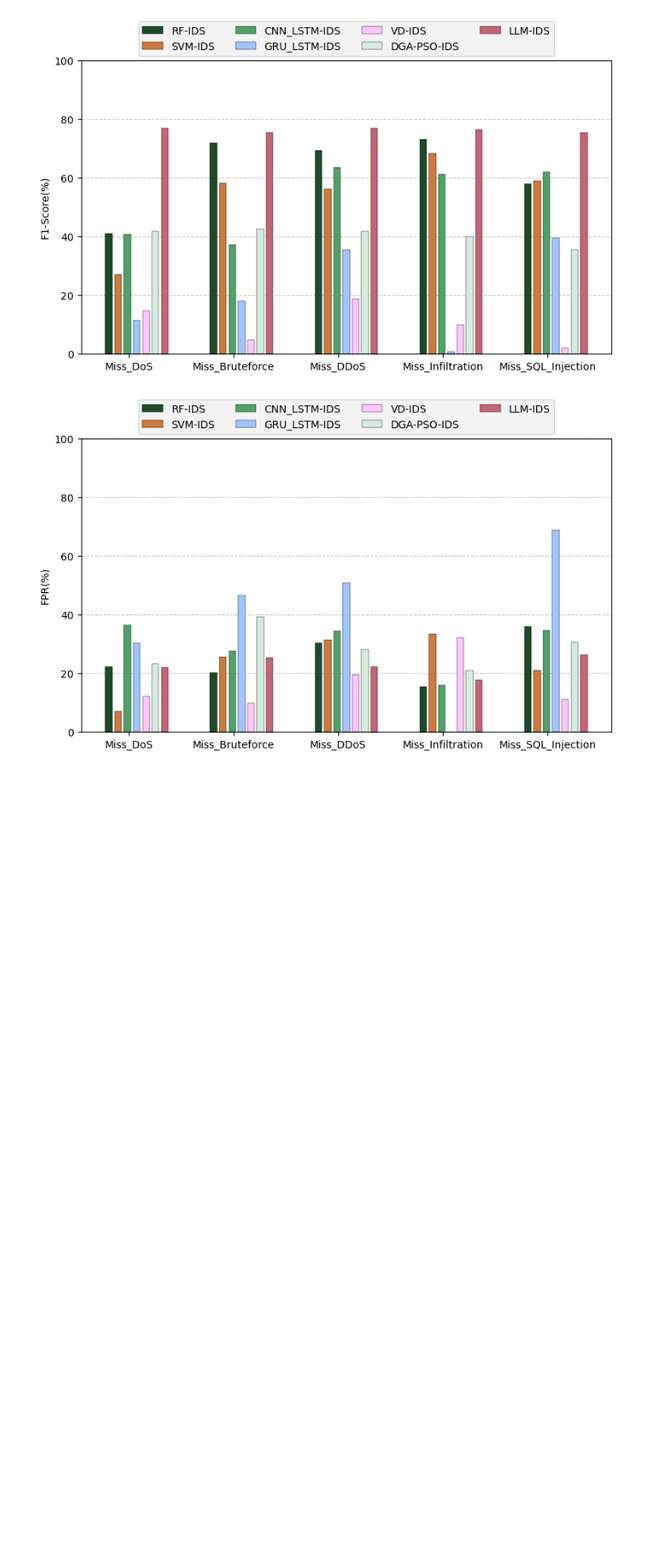
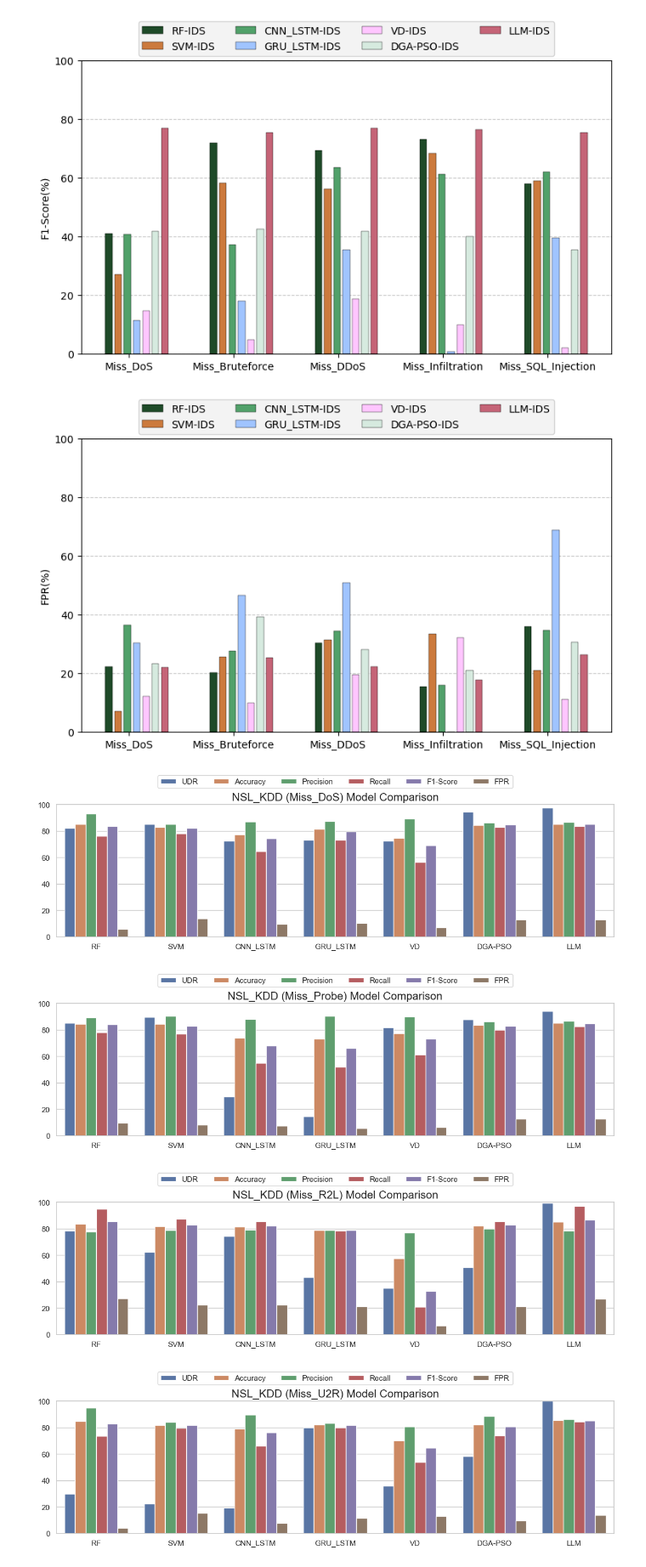
Before and after one commit to JayLon1022/llmDataG, a Jupyter notebook: results/draw/draw.ipynb, the cells around one changed output. Shown at 85% size. Saved outputs shown, nothing was run; the diff lists cells and outputs as text; code cells hidden in the pictures; blank space fills up the shorter version.

```diff
--- a/results/draw/draw.ipynb
+++ b/results/draw/draw.ipynb
@@ -812,7 +812,7 @@ import numpy as np
 import seaborn as sns
 import pandas as pd
 
-def plot_model_comparison(models, metrics, values, title="Model Performance Comparison", figsize=(12, 8), save_path=None):
+def plot_model_comparison(models, metrics, values, title="Model Performance Comparison", figsize=(12, 4), save_path=None):
 
     # 创建DataFrame以便使用seaborn
     data = []
@@ -821,7 +821,7 @@ def plot_model_comparison(models, metrics, values, title="Model Performance Comp
             data.append({
                 'model': model,
                 'metric': metric,
-                'value': values[i][j]
+                'value': values[i][j] * 100
             })
     df = pd.DataFrame(data)
 
@@ -834,16 +834,16 @@ def plot_model_comparison(models, metrics, values, title="Model Performance Comp
 
     # 添加标题和标签
     plt.title(title, fontsize=16)
-    plt.xlabel('model', fontsize=14)
-    plt.ylabel('value', fontsize=14)
-    plt.ylim(0, 1.0)  # 假设指标值在0-1之间
+    plt.xlabel('', fontsize=14)
+    plt.ylabel('', fontsize=14)
+    plt.ylim(0, 100)  # 假设指标值在0-1之间
 
     # 在条形上方添加数值标签
-    for container in ax.containers:
-        ax.bar_label(container, fmt='%.2f', fontsize=10)
+    # for container in ax.containers:
+    #     ax.bar_label(container, fmt='%.2f', fontsize=10)
 
     # 调整图例位置
-    plt.legend(title='metric', bbox_to_anchor=(1.05, 1), loc='upper left')
+    legend = ax.legend(loc='upper center', bbox_to_anchor=(0.5, 1.25), ncol=6, frameon=True)
 
     plt.tight_layout()
 
@@ -914,7 +914,7 @@ def plot_model_comparison_heatmap(models, metrics, values, title="model performa
 
 # 模型数据
 models = ['RF','SVM','CNN_LSTM','GRU_LSTM','VD','DGA-PSO','LLM']
-values_dos = [
+values_DoS = [
     [0.823545, 0.8515, 0.929812, 0.7604, 0.836616, 0.0574],  # RF
     [0.853178, 0.8282, 0.853055, 0.7793, 0.821932, 0.1366],  # SVM
     [0.72325, 0.7746, 0.868888, 0.6468, 0.741573, 0.0976],   # CNN_LSTM
@@ -924,7 +924,7 @@ values_dos = [
     [0.9763, 0.8528, 0.8655, 0.8354, 0.8502, 0.1298]         # LLM
 ]
 
-values_probe = [
+values_Probe = [
     [0.850107, 0.8449, 0.893018, 0.7793, 0.840002, 0.095],  # RF
     [0.897541, 0.8434, 0.904381, 0.768, 0.830627, 0.0812],  # SVM
     [0.292854, 0.7385, 0.882334, 0.5504, 0.677916, 0.0734], # CNN_LSTM
@@ -934,7 +934,7 @@ values_probe = [
     [0.9401, 0.8507, 0.8683, 0.8268, 0.847, 0.1254]         # LLM
 ]
 
-values_r2l = [
+values_R2L = [
     [0.783512, 0.8375, 0.776322, 0.9482, 0.853696, 0.2732], # RF
     [0.6221, 0.8193, 0.787, 0.8756, 0.8283, 0.2237],        # SVM
     [0.742639, 0.8147, 0.791767, 0.854, 0.821707, 0.2246],  # CNN_LSTM
@@ -942,47 +942,52 @@ values_r2l = [
     [0.350537, 0.5735, 0.771218, 0.209, 0.328875, 0.0662],  # VD
     [0.50814, 0.8221, 0.801084, 0.857, 0.828009, 0.2128],   # DGA-PSO
     [0.9938, 0.8517, 0.7833, 0.9724, 0.8677, 0.269]         # LLM
 ]
 
-values_u2r = [
+values_U2R = [
     [0.298507, 0.8485, 0.948059, 0.7374, 0.829565, 0.0408], # RF
     [0.2239, 0.819, 0.8392, 0.7964, 0.8172, 0.1526],        # SVM
     [0.19403, 0.7925, 0.896019, 0.6618, 0.761302, 0.0768],  # CNN_LSTM
     [0.8006, 0.8215, 0.8332, 0.8004, 0.8163, 0.1161],       # GRU_LSTM
     [0.358209, 0.7039, 0.805148, 0.538, 0.645007, 0.1302],  # VD
     [0.58209, 0.8221, 0.885379, 0.74, 0.806168, 0.0958],    # DGA-PSO
     [1, 0.854, 0.8611, 0.8442, 0.8526, 0.1362]              # LLM
 ]
 
 
 metrics = ['UDR', 'Accuracy', 'Precision', 'Recall', 'F1-Score', 'FPR']
 
 def plot_all_models(unknown_type):
 
-    if unknown_type == 'dos':
-        values = values_dos
+    if unknown_type == 'DoS':
+        values = values_DoS
 
-    elif unknown_type == 'probe':
-        values = values_probe
+    elif unknown_type == 'Probe':
+        values = values_Probe
 
-    elif unknown_type == 'r2l':
-        values = values_r2l
+    elif unknown_type == 'R2L':
+        values = values_R2L
 
-    elif unknown_type == 'u2r':
-        values = values_u2r
+    elif unknown_type == 'U2R':
+        values = values_U2R
 
 
 
     # DL模型
     plot_model_comparison(models, metrics, values,
-        title=f"NSL_KDD ({unknown_type}) Model Comparison",
+        title=f"NSL_KDD (Miss_{unknown_type}) Model Comparison",
         save_path=f"NSL_KDD_{unknown_type}_model_comparison_bar.png")
 
 
-plot_all_models('dos')
-plot_all_models('probe')
-plot_all_models('r2l')
-plot_all_models('u2r')
+plot_all_models('DoS')
+plot_all_models('Probe')
+plot_all_models('R2L')
+plot_all_models('U2R')
+# %% [output]
+[figure, added]
+[figure, added]
+[figure, added]
+[figure, added]
 # %%
 # KDD ALL
 import matplotlib.pyplot as plt
```
Also changed, not shown: 19 other files.
